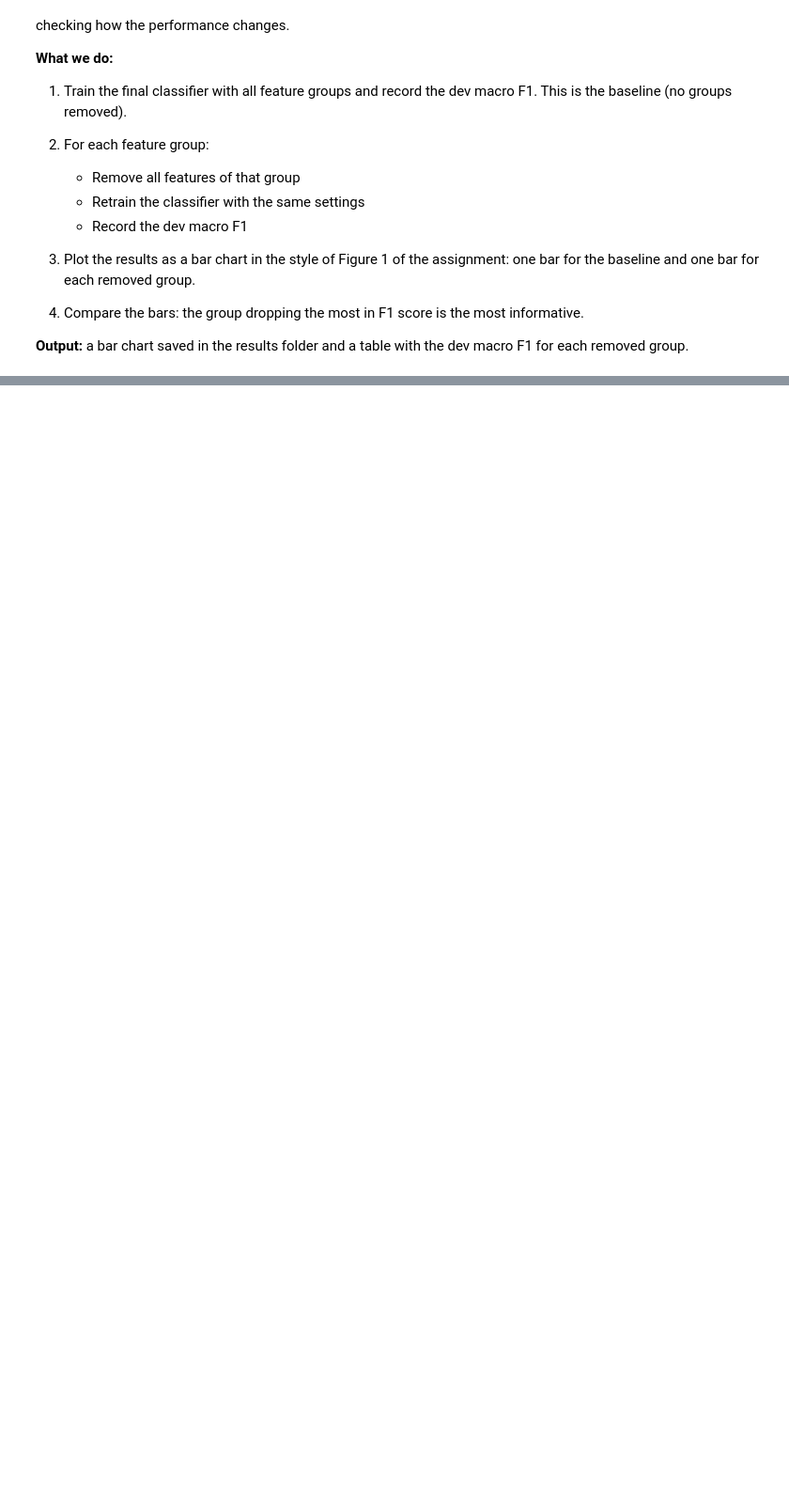
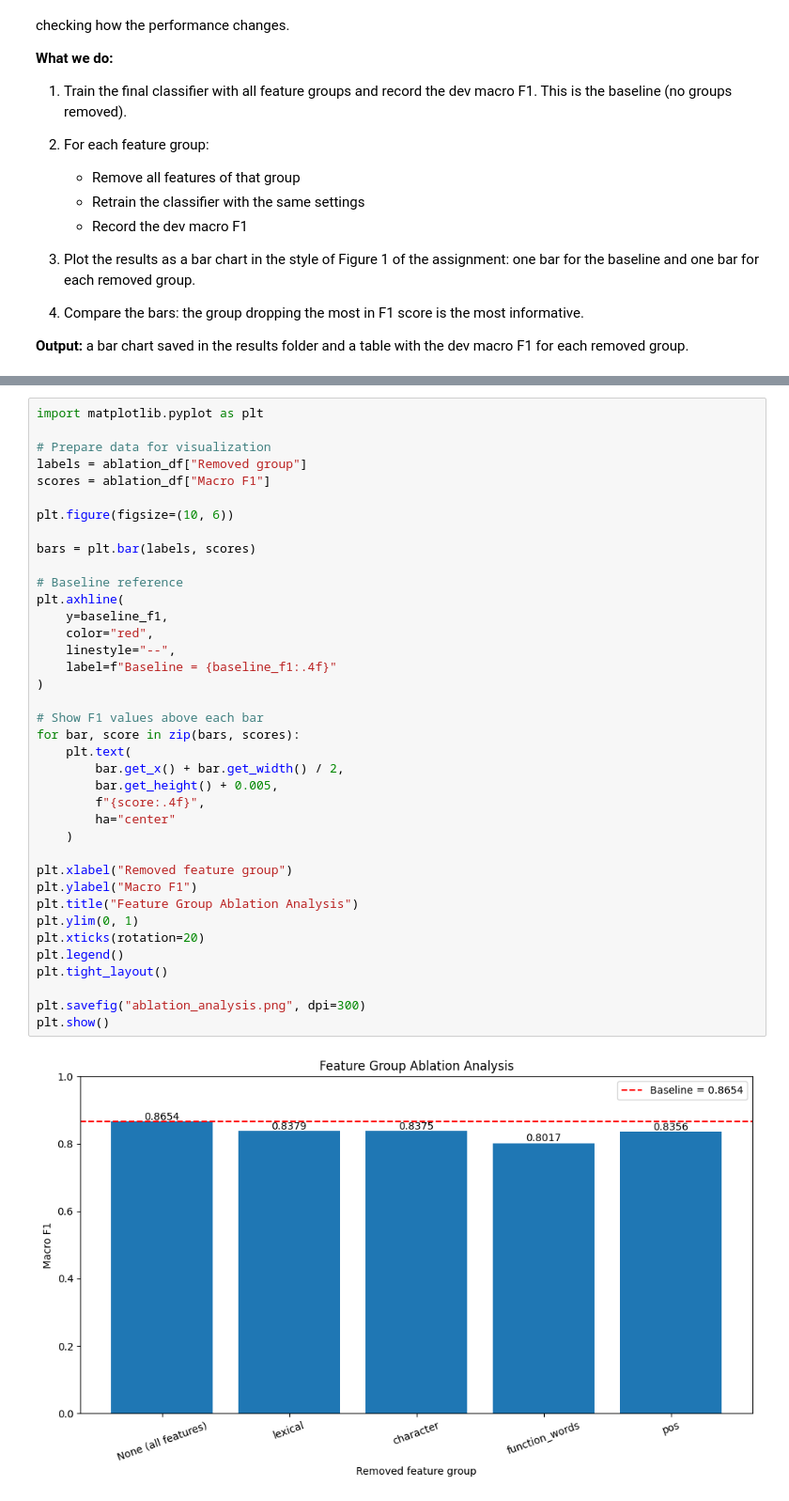
Before and after one commit to JNavarro04/Authorship-Attribution-TxMM, a Jupyter notebook: Group15_AuthorshipAttribution.ipynb, the cells around one changed output, grey strips where cells are left out. Shown at 94% size. Saved outputs shown, nothing was run; the diff lists cells and outputs as text; blank space fills up the shorter version.

```diff
--- a/Group15_AuthorshipAttribution.ipynb
+++ b/Group15_AuthorshipAttribution.ipynb
@@ -442,3 +798,43 @@ Dev:   average of column std   = 0.985
+# %%
+import matplotlib.pyplot as plt
+
+# Prepare data for visualization
+labels = ablation_df["Removed group"]
+scores = ablation_df["Macro F1"]
+
+plt.figure(figsize=(10, 6))
+
+bars = plt.bar(labels, scores)
+
+# Baseline reference
+plt.axhline(
+    y=baseline_f1,
+    color="red",
+    linestyle="--",
+    label=f"Baseline = {baseline_f1:.4f}"
+)
+
+# Show F1 values above each bar
+for bar, score in zip(bars, scores):
+    plt.text(
+        bar.get_x() + bar.get_width() / 2,
+        bar.get_height() + 0.005,
+        f"{score:.4f}",
+        ha="center"
+    )
+
+plt.xlabel("Removed feature group")
+plt.ylabel("Macro F1")
+plt.title("Feature Group Ablation Analysis")
+plt.ylim(0, 1)
+plt.xticks(rotation=20)
+plt.legend()
+plt.tight_layout()
+
+plt.savefig("ablation_analysis.png", dpi=300)
+plt.show()
+# %% [output]
+[figure, added]
 # %% [markdown]
 ## Part 6: Test set
 
```
Also changed, not shown: parts of 13 cells of this notebook, 3 other files.
